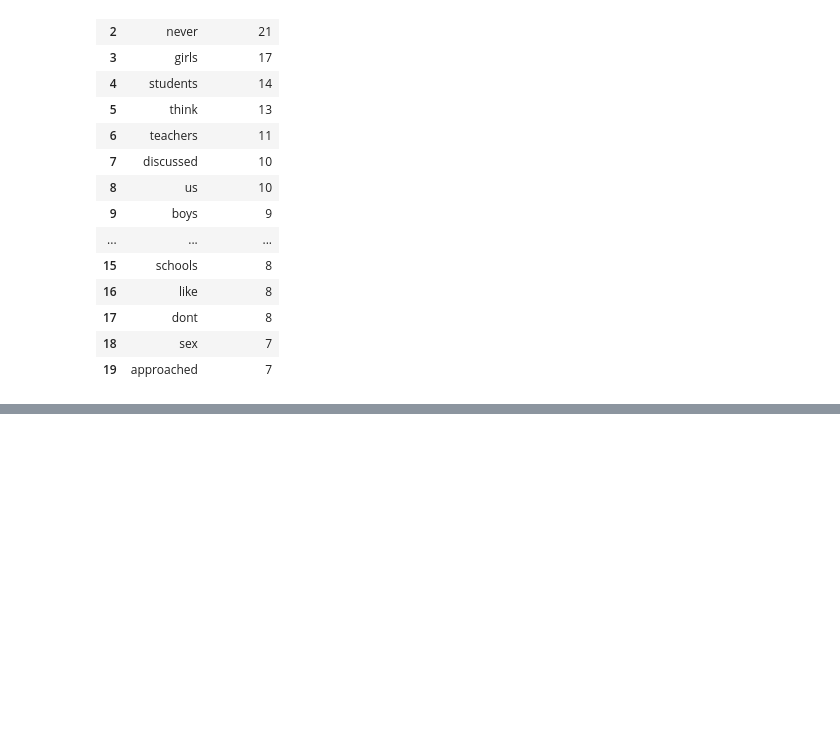
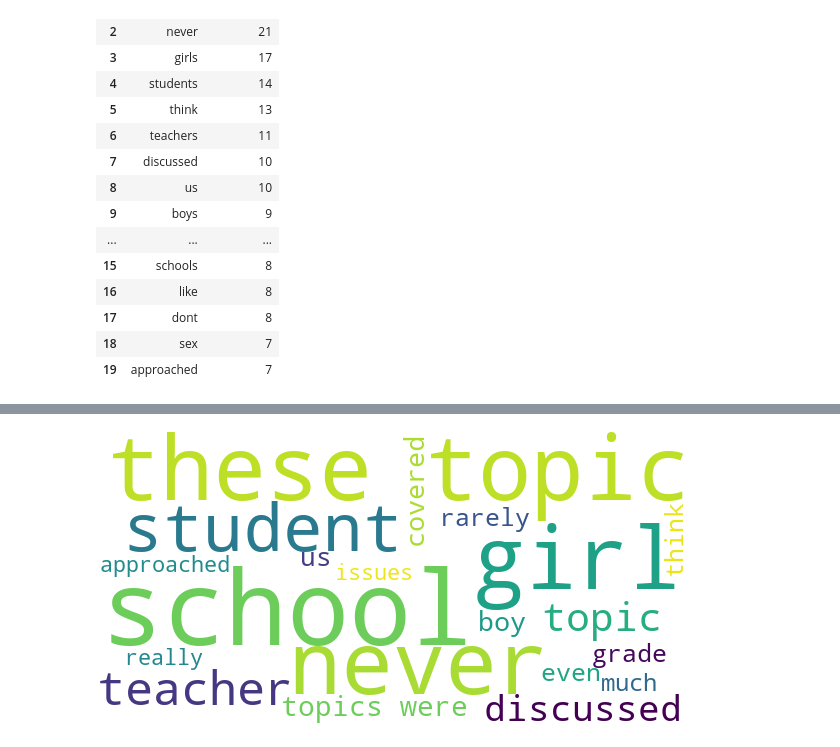
Before and after one commit to anusha0712/Sex-Ed-Survey, a Jupyter notebook: Education Survey.ipynb, the cells around one changed output, grey strips where cells are left out. Drawn from its saved outputs; the diff is of its cells as text; code cells hidden in the pictures; blank space fills up the shorter version.

```diff
--- a/Education Survey.ipynb
+++ b/Education Survey.ipynb
@@ -98,0 +247,15 @@ df_es
+# %%
+# Define a word cloud variable
+cloud = WordCloud(background_color = "white",
+                  max_words = 20,
+                  contour_width = 5,
+                  width = 600, height = 300,
+                  random_state = 5)
+
+# Process the word cloud
+cloud.generate(long_string)
+
+# Visualize!
+cloud.to_image()
+# %% [output]
+[figure, added]
```
Also changed, not shown: parts of 32 cells of this notebook, 1 other file.
